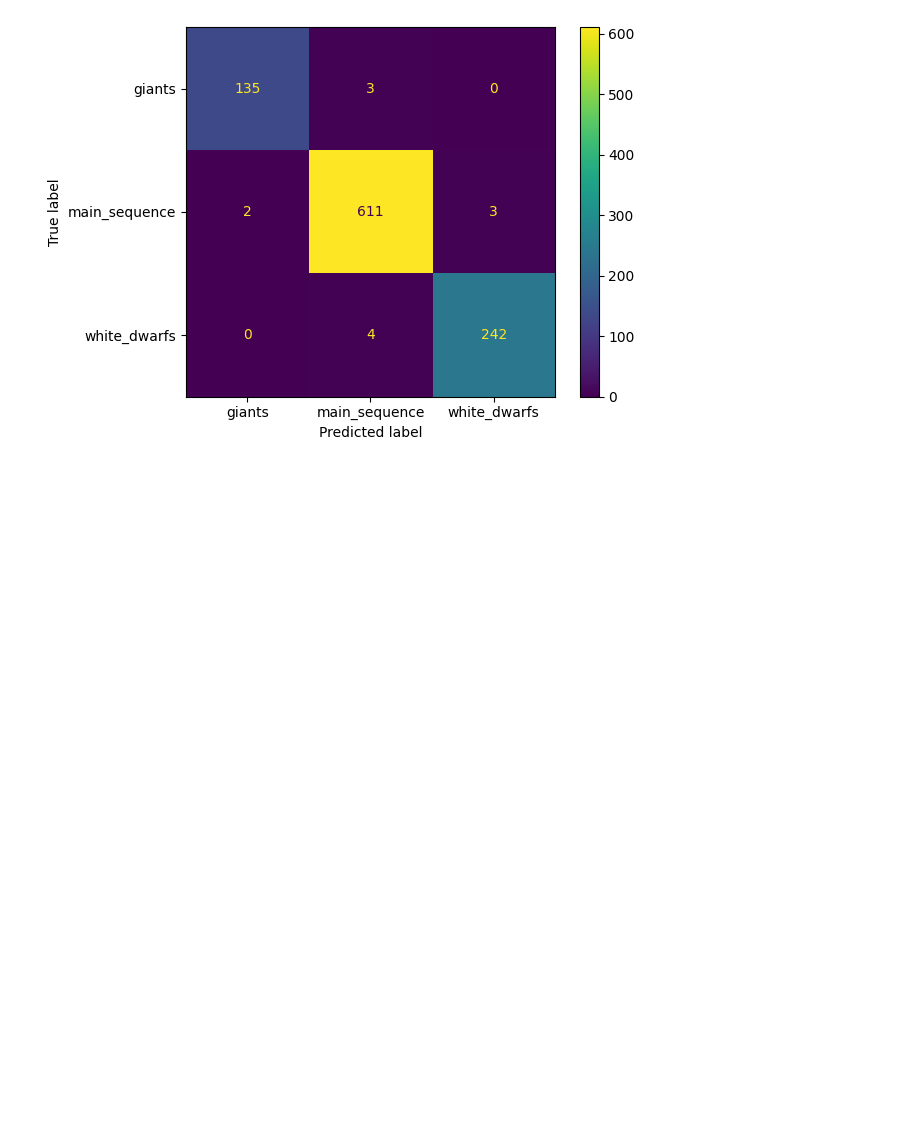
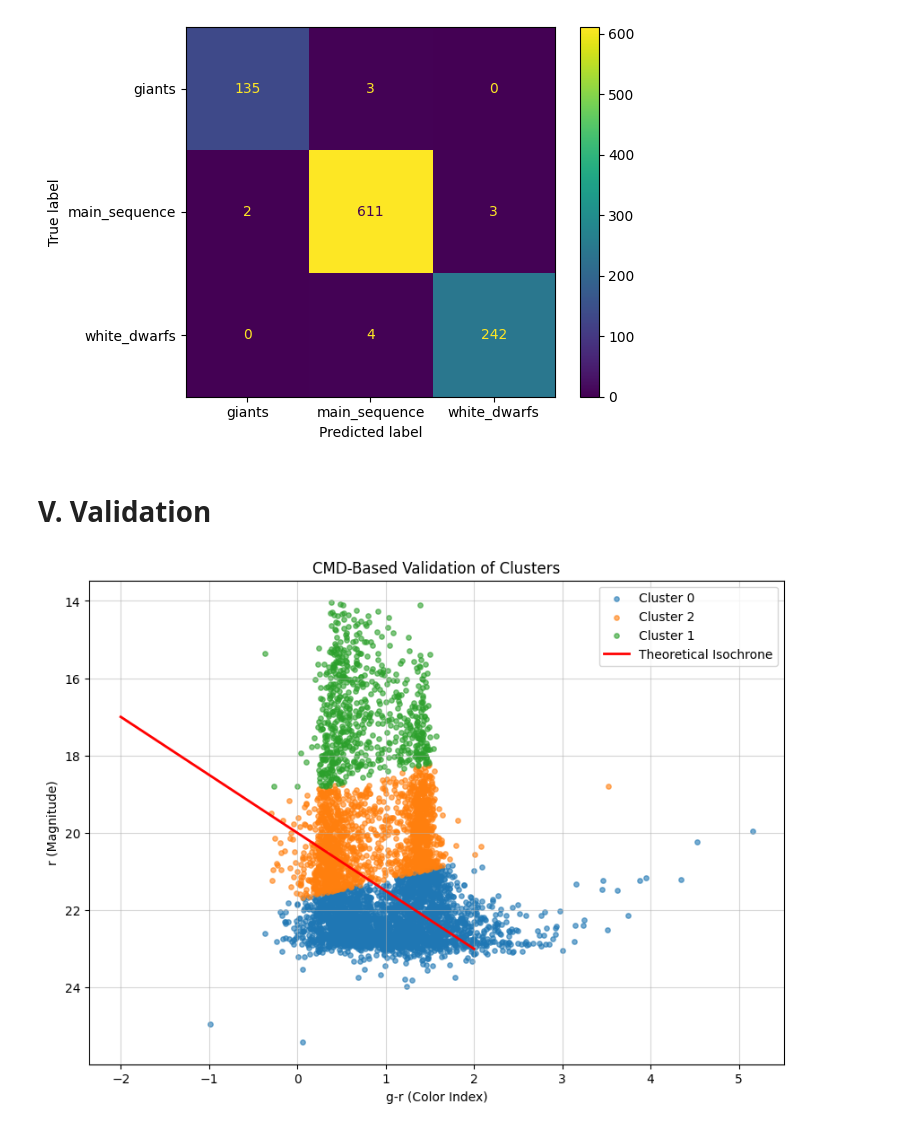
Before and after one commit to Fr4nc3/SDSS_Release_17_system_model, a Jupyter notebook: sdss_data.ipynb, the cells around one changed output. Saved outputs shown, nothing was run; the diff lists cells and outputs as text; code cells hidden in the pictures; blank space fills up the shorter version.

```diff
--- a/sdss_data.ipynb
+++ b/sdss_data.ipynb
@@ -1068,3 +1068,48 @@ Fitting 5 folds for each of 16 candidates, totalling 80 fits
 <sklearn.metrics._plot.confusion_matrix.ConfusionMatrixDisplay at 0x...>
 [figure]
 [figure]
+# %% [markdown]
+# V. Validation
+# %%
+
+from sklearn.cluster import KMeans
+
+
+kmeans = KMeans(n_clusters=3, random_state=42)
+data['cluster_label'] = kmeans.fit_predict(data[['psfMag_g', 'psfMag_r']])
+
+
+isochrone_g = range(15, 26)
+isochrone_r = [g - 0.4 * (g - 20) for g in isochrone_g]
+
+
+plt.figure(figsize=(10, 7))
+for label in data['cluster_label'].unique():
+    cluster_data = data[data['cluster_label'] == label]
+    plt.scatter(
+        cluster_data['psfMag_g'] - cluster_data['psfMag_r'],  # g-r color index
+        cluster_data['psfMag_r'],  # r magnitude
+        label=f'Cluster {label}',
+        alpha=0.6,
+        s=15
+    )
+
+
+plt.plot(
+    [g - r for g, r in zip(isochrone_g, isochrone_r)],
+    isochrone_r,
+    label='Theoretical Isochrone',
+    color='red',
+    linewidth=2
+)
+
+
+plt.gca().invert_yaxis()
+plt.title("CMD-Based Validation of Clusters")
+plt.xlabel("g-r (Color Index)")
+plt.ylabel("r (Magnitude)")
+plt.legend()
+plt.grid(alpha=0.5)
+plt.show()
+# %% [output]
+[figure, added]
```
Also changed, not shown: parts of 1 cell of this notebook.
